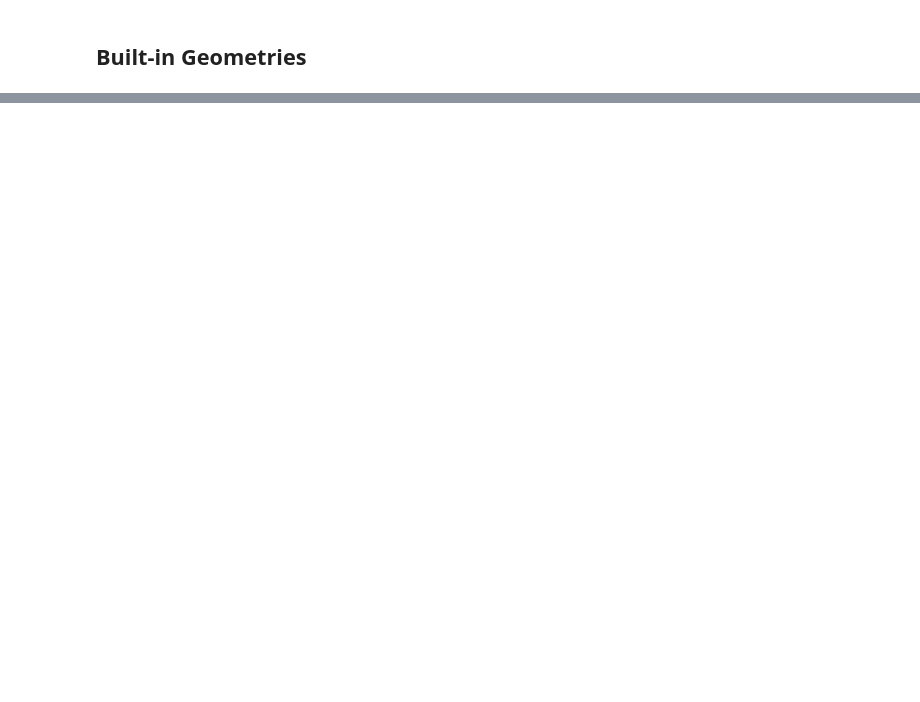
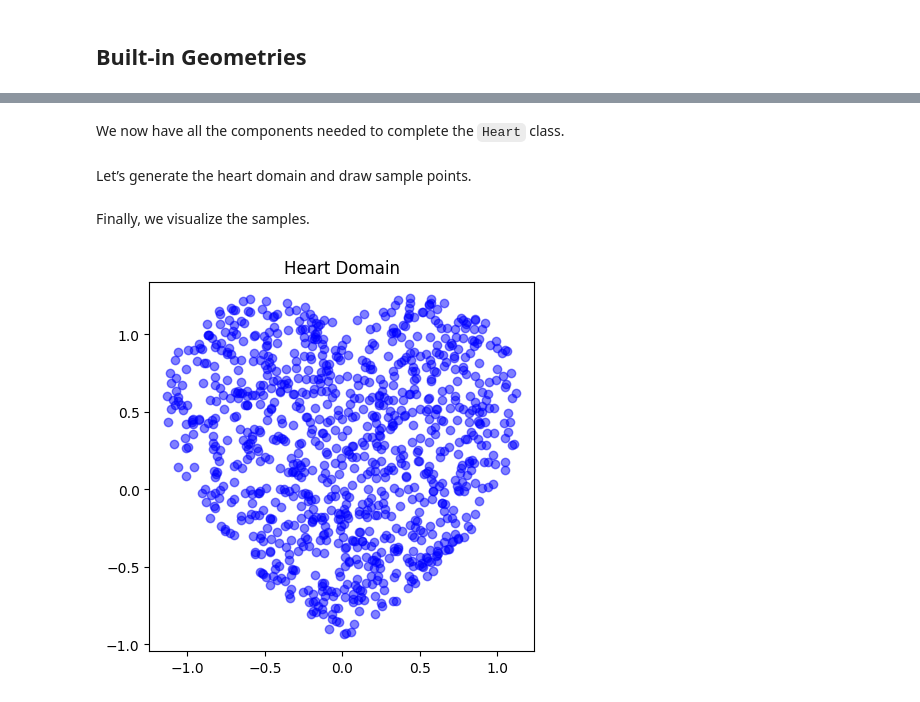
Before and after one commit to mathLab/PINA, a Jupyter notebook: tutorials/tutorial6/tutorial.ipynb, the cells around one changed output, grey strips where cells are left out. Saved outputs shown, nothing was run; the diff lists cells and outputs as text; code cells hidden in the pictures; blank space fills up the shorter version.

```diff
--- a/tutorials/tutorial6/tutorial.ipynb
+++ b/tutorials/tutorial6/tutorial.ipynb
@@ -256,0 +193,18 @@ For more resources and tutorials, check out the [PINA Documentation](https://mat
+# %%
+def is_inside(self, point, check_border=False):
+    """
+    Check if a point is inside the Heart domain.
+    """
+    # Extract coordinates
+    x = point["x"]
+    y = point["y"]
+
+    # Define the quantity defining the heart shape
+    eqn = (x ** 2 + y ** 2 - 1) ** 3 - (x ** 2) * (y ** 3)
+
+    # If sampling on the surface, check for equality
+    if self.sample_surface:
+        return torch.allclose(eqn, torch.zeros_like(eqn))
+
+    # Check if point is inside the heart shape
+    return (eqn <= 0) if check_border else (eqn < 0)
@@ -256,0 +238,35 @@ For more resources and tutorials, check out the [PINA Documentation](https://mat
+# %%
+def partial(self):
+    """
+    Return the boundary of the Heart domain.
+    """
+    # Copy the current instance and set sampling only on the surface
+    boundary = deepcopy(self)
+    boundary.sample_surface = True
+
+    return boundary
+# %% [markdown]
+We now have all the components needed to complete the `Heart` class.
+# %%
+# Linking the methods to the Heart class
+Heart.is_inside = is_inside
+Heart.sample = sample
+Heart.partial = partial
+
+# Avoid complaints about abstract methods not being implemented
+Heart.__abstractmethods__ = frozenset()
+# %% [markdown]
+Let’s generate the heart domain and draw sample points.
+# %%
+# Generate the heart domain
+heart = Heart()
+
+# Draw samples from the heart domain
+heart_samples = heart.sample(n=1000, mode="random")
+# %% [markdown]
+Finally, we visualize the samples.
+# %%
+fig, ax = plt.subplots()
+plot_scatter(ax, heart_samples, "Heart Domain")
+# %% [output]
+[figure, added]
```
Also changed, not shown: parts of 65 cells of this notebook, 44 other files.
